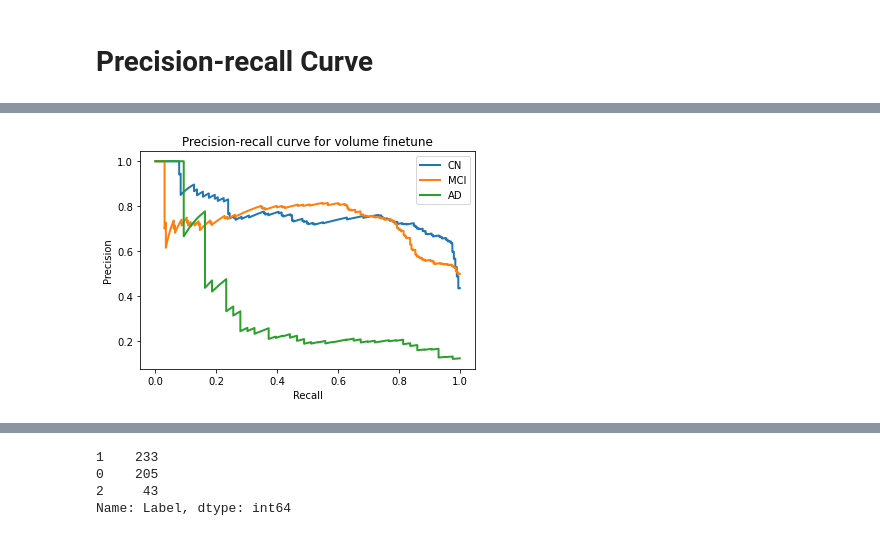
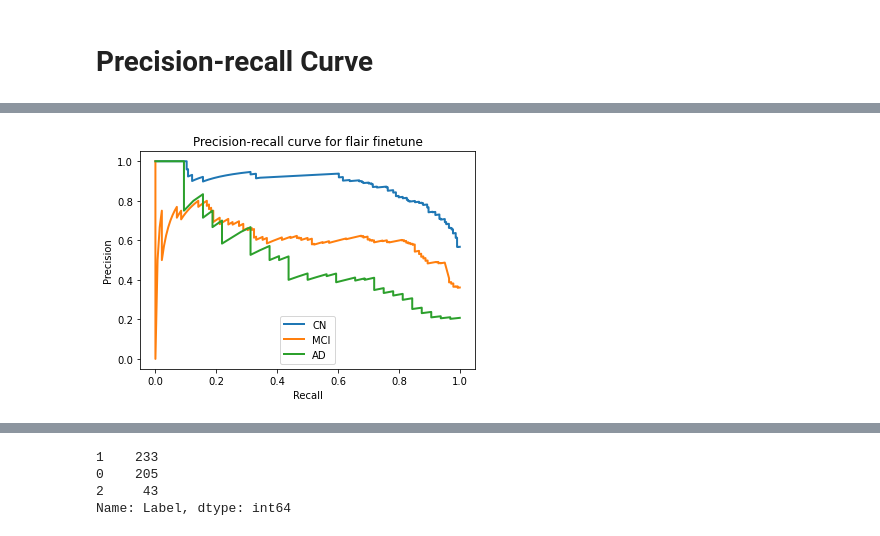
Before and after one commit to jackatcl/DL_for_Dementia, a Jupyter notebook: experiments/20211102/test.ipynb, the cells around one changed output, grey strips where cells are left out. Saved outputs shown, nothing was run; the diff lists cells and outputs as text; code cells hidden in the pictures.

Commit message:
Add flair exp results, including PR curve

```diff
--- a/experiments/20211102/test.ipynb
+++ b/experiments/20211102/test.ipynb
@@ -142,10 +142,10 @@ def pr_curve_aggregate(file_name):
     plt.savefig("figures/precision_recall_curve_{}.png".format("_".join(file_name.split('/')[-1].split('.')[0].split('_')[1:])), facecolor='white')
     plt.show()
 # %%
-file_name = '/gpfs/home/lc3424/capstone/2021_dementia/lc3424_workspace/experiments/20211102/res_volume_finetune.pkl'
+file_name = '/gpfs/home/lc3424/capstone/2021_dementia/lc3424_workspace/experiments/20211102/res_flair_finetune.pkl'
 pr_curve_aggregate(file_name)
 # %% [output]
-[figure, old version]
+[figure, new version]
 # %%
 inp = pickle.load(open(file_name, 'rb'))
 # inp['out'] = softmax(inp['out'], axis=1)
```
Also changed, not shown: parts of 3 cells of this notebook, 6 other files.
